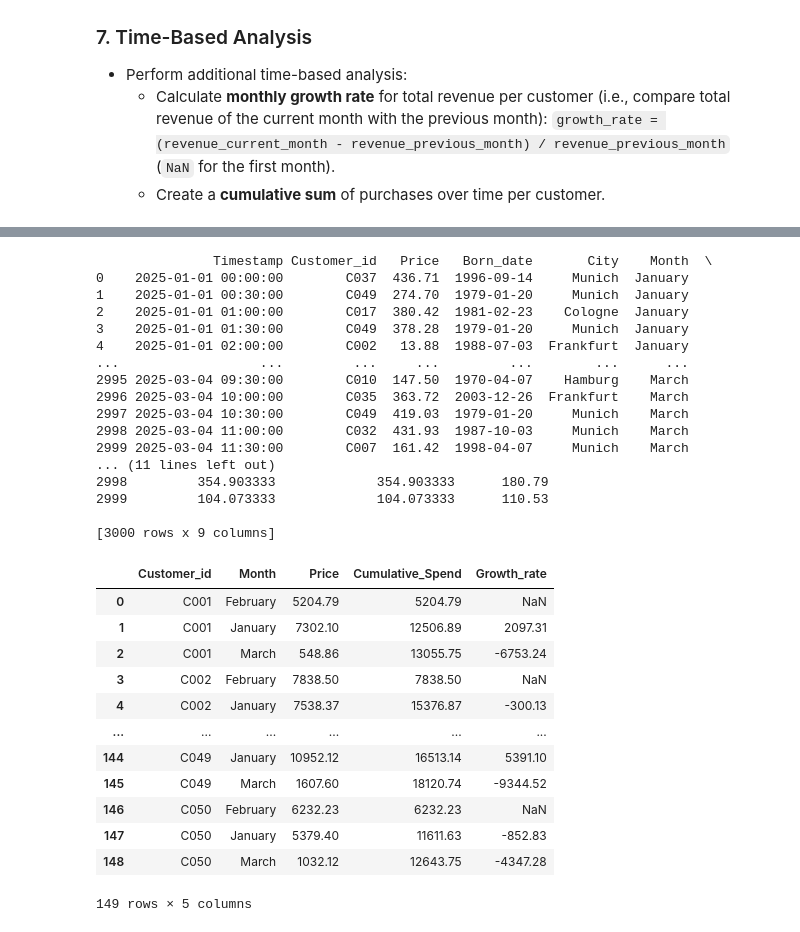
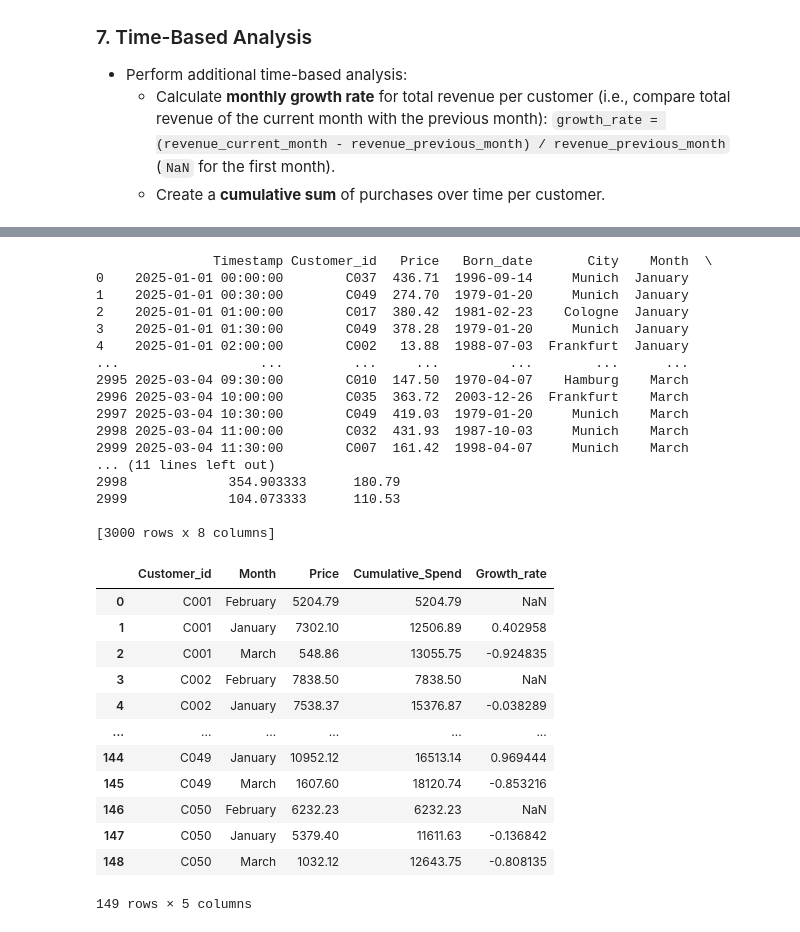
Before and after one commit to toada0/python-for-data-science, a Jupyter notebook: assignment4.ipynb, the cells around one changed output, grey strips where cells are left out. Saved outputs shown, nothing was run; the diff lists cells and outputs as text; code cells hidden in the pictures.

```diff
--- a/assignment4.ipynb
+++ b/assignment4.ipynb
@@ -605,5 +628,5 @@ merge_filtered
 # %%
-splnili_podminku = merge_1.groupby('Customer_id').filter(lambda x: x['Price'].sum() > 1000)
+splnili_podminku = merge_1.groupby('Customer_id').filter(lambda x: (x['Price'].sum() > 1000))
 
 print(splnili_podminku)
 # %% [output]
@@ -620,30 +643,31 @@ print(splnili_podminku)
 2998 2025-03-04 11:00:00        C032  431.93  1987-10-03     Munich    March
 2999 2025-03-04 11:30:00        C007  161.42  1998-04-07     Munich    March
 ... (11 lines left out)
-2998         354.903333             354.903333      180.79
-2999         104.073333             104.073333      110.53
+2998             354.903333      180.79
+2999             104.073333      110.53
 
-[3000 rows x 9 columns]
+[3000 rows x 8 columns]
 # %%
 
 #mesicni sumy:
 monthly_data = merge_1.groupby(['Customer_id', 'Month'])['Price'].sum().reset_index()
+monthly_data = monthly_data.sort_values(by=['Customer_id', 'Month'])
 #kumulativni utraty
 monthly_data['Cumulative_Spend'] = monthly_data.groupby('Customer_id')['Price'].cumsum()
 #prirustky za mesic
-monthly_data['Growth_rate'] = monthly_data.groupby('Customer_id')['Price'].diff()
+monthly_data['Growth_rate'] = monthly_data.groupby('Customer_id')['Price'].diff()/ monthly_data.groupby('Customer_id')['Price'].shift(1)
 monthly_data
 # %% [output]
 |  | Customer_id | Month | Price | Cumulative_Spend | Growth_rate |
 | 0 | C001 | February | 5204.79 | 5204.79 | NaN |
-| 1 | C001 | January | 7302.10 | 12506.89 | 2097.31 |
-| 2 | C001 | March | 548.86 | 13055.75 | -6753.24 |
+| 1 | C001 | January | 7302.10 | 12506.89 | 0.402958 |
+| 2 | C001 | March | 548.86 | 13055.75 | -0.924835 |
 | 3 | C002 | February | 7838.50 | 7838.50 | NaN |
-| 4 | C002 | January | 7538.37 | 15376.87 | -300.13 |
+| 4 | C002 | January | 7538.37 | 15376.87 | -0.038289 |
 | ... | ... | ... | ... | ... | ... |
-| 144 | C049 | January | 10952.12 | 16513.14 | 5391.10 |
-| 145 | C049 | March | 1607.60 | 18120.74 | -9344.52 |
+| 144 | C049 | January | 10952.12 | 16513.14 | 0.969444 |
+| 145 | C049 | March | 1607.60 | 18120.74 | -0.853216 |
 | 146 | C050 | February | 6232.23 | 6232.23 | NaN |
-| 147 | C050 | January | 5379.40 | 11611.63 | -852.83 |
-| 148 | C050 | March | 1032.12 | 12643.75 | -4347.28 |
+| 147 | C050 | January | 5379.40 | 11611.63 | -0.136842 |
+| 148 | C050 | March | 1032.12 | 12643.75 | -0.808135 |
 149 rows × 5 columns
```
Also changed, not shown: parts of 6 cells of this notebook.
